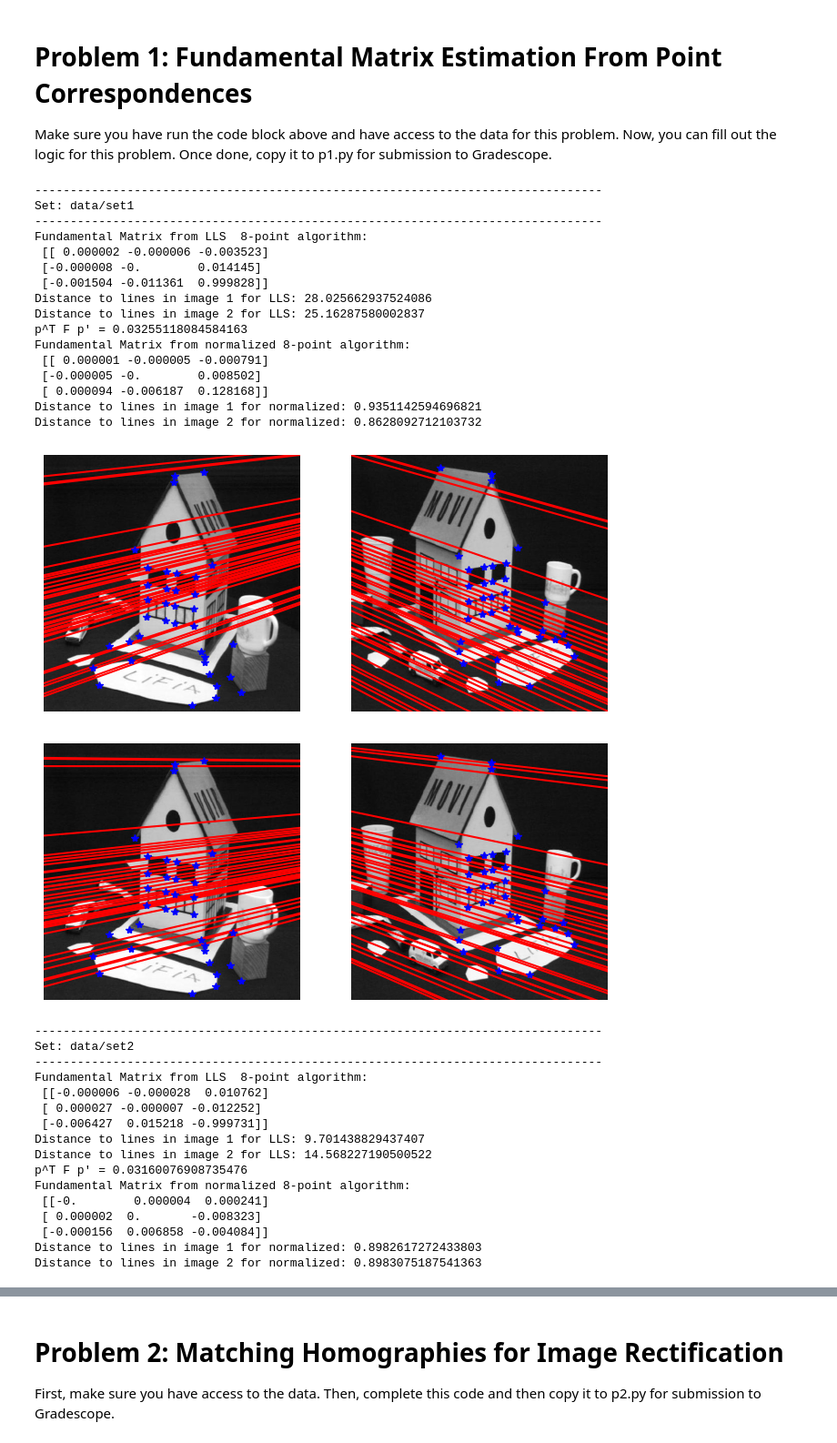
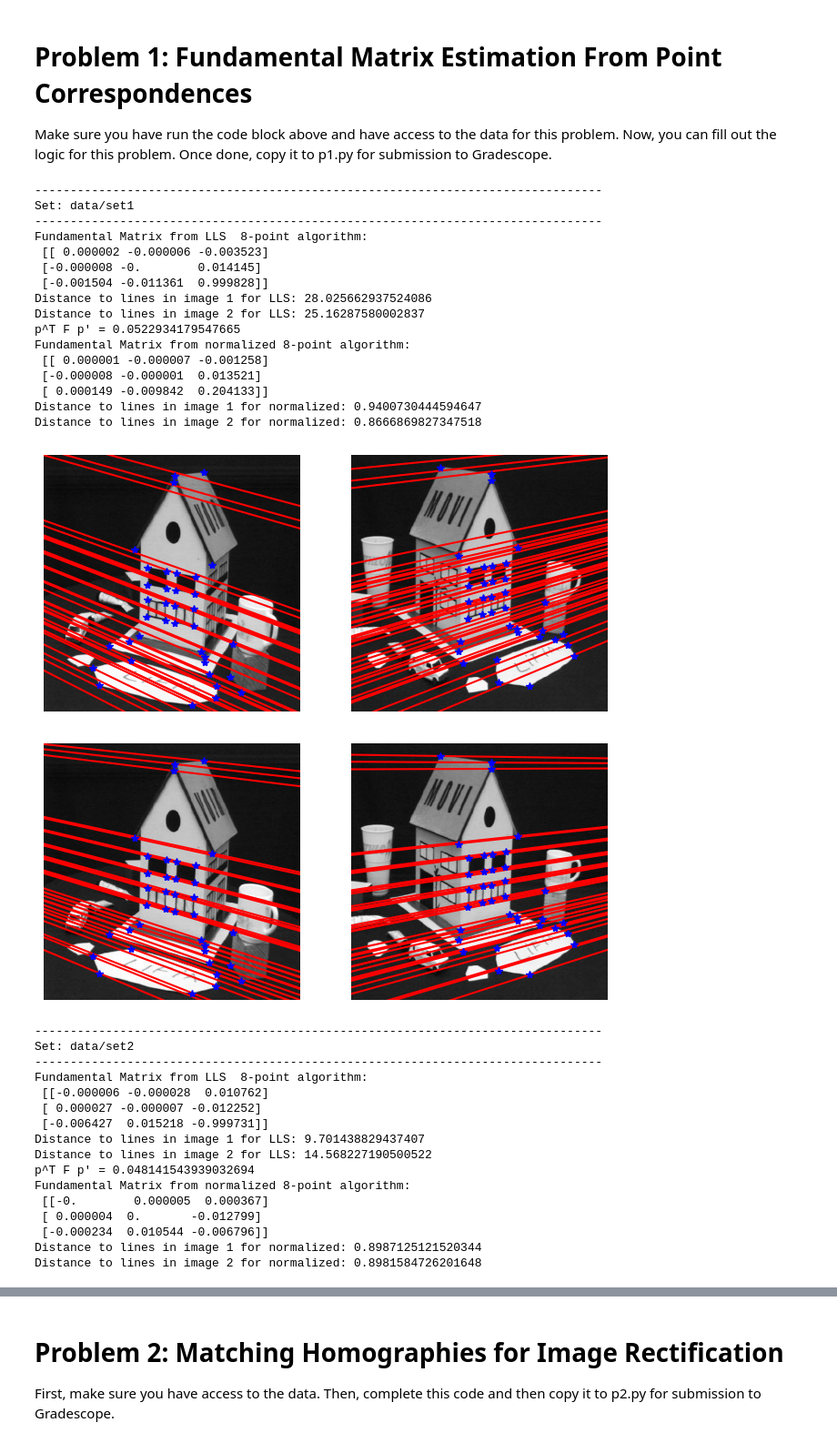
Before and after one commit to ianpark318/CS231A, a Jupyter notebook: ps2/ps2_code/PSET2.ipynb, the cells around one changed output, grey strips where cells are left out. Shown at 91% size. Drawn from its saved outputs; the diff is of its cells as text; code cells hidden in the pictures.

```diff
--- a/ps2/ps2_code/PSET2.ipynb
+++ b/ps2/ps2_code/PSET2.ipynb
@@ -11,7 +11,7 @@ import numpy as np
 from skimage.io import imread
 import matplotlib.pyplot as plt
 from epipolar_utils import *
-np.set_printoptions(precision=6, suppress=True)   # Added this line for visibility of matrix.
+np.set_printoptions(precision=6, suppress=True)
 
 '''
 LLS_EIGHT_POINT_ALG  computes the fundamental matrix from matching points using
@@ -81,12 +81,8 @@ def normalized_eight_point_alg(points1, points2):
     t_p_prime = (points2 - p_prime_centroid)[:, 0:-1]
 
     # scaling factor (2 / mean_distance)
-    # if distance is sqrt(a^2 + b^2), the mean square distance would be (a^2 + b^2)
-    # The reason why s = np.sqrt(2 / np.mean(np.sum(t_p**2, axis=1))) is
-    # average of ((sa)^2 + (sb)^2) should be 2 pixels.
-    s = np.sqrt(2 / np.mean(np.sum(t_p**2, axis=1)))
-    s_prime = np.sqrt(2 / np.mean(np.sum(t_p_prime**2, axis=1)))
-
+    s = 2 / np.mean(np.sqrt(np.sum(t_p ** 2, axis=1)))
+    s_prime = 2 / np.mean(np.sqrt(np.sum(t_p_prime ** 2, axis=1)))
     # So now we know scaling and translation matrix
     # Thus we can build transformation matrix T and T_prime
     # Translation first and then scaling occured
@@ -128,7 +124,7 @@ def plot_epipolar_lines_on_images(points1, points2, im1, im2, F):
     def plot_epipolar_lines_on_image(points1, points2, im, F):
         im_height = im.shape[0]
         im_width = im.shape[1]
-        lines = F.T.dot(points2.T)
+        lines = F.dot(points2.T) # These should be also Fp' not F^Tp'
         plt.imshow(im, cmap='gray')
         for line in lines.T:
             a,b,c = line
@@ -206,7 +202,7 @@ if __name__ == '__main__':
         # The Original string was "p'^T F p" but it's wrong.
         # If we built W matrix (uu', uv', u, u'v, vv', v, u', v', 1)
         # What we want to find is p^T F p' = 0
-        # So the line 195 and 211 changed for these reason.
+        # So the line 191 and 207 changed for these reason.
 
         # Well, in pdf 4.1 The Eight-Point Algorithm,
         # W is composed of the (uu', uv', u', uv', vv', v', u, v, 1)
@@ -214,41 +210,41 @@ if __name__ == '__main__':
         # but I guess it's wrong cause p^T F p' derives (uu', uv', u, u'v, vv', v, u', v', 1) form.
         # If you made W matrix as (uu', uv', u', uv', vv', v', u, v, 1) structure,
         # That means you derived it from p'^T F p = 0
         # So you have to find F = T'^T @ F_q @ T (  because (T^T @ F_q @ T)^T  )
 
         # But, why none of stanford students ask their professor to correct these error? lol
         print("p^T F p' =", np.abs(pFp).max())
         print("Fundamental Matrix from normalized 8-point algorithm:\n", \
             F_normalized)
         print("Distance to lines in image 1 for normalized:", \
             compute_distance_to_epipolar_lines(points1, points2, F_normalized))
         print("Distance to lines in image 2 for normalized:", \
             compute_distance_to_epipolar_lines(points2, points1, F_normalized.T))
 
         # Plotting the epipolar lines
         plot_epipolar_lines_on_images(points1, points2, im1, im2, F_lls)
         plot_epipolar_lines_on_images(points1, points2, im1, im2, F_normalized)
 
         plt.show()
 # %% [output]
 --------------------------------------------------------------------------------
 Set: data/set1
 --------------------------------------------------------------------------------
 Fundamental Matrix from LLS  8-point algorithm:
  [[ 0.000002 -0.000006 -0.003523]
  [-0.000008 -0.        0.014145]
  [-0.001504 -0.011361  0.999828]]
 Distance to lines in image 1 for LLS: 28.025662937524086
 Distance to lines in image 2 for LLS: 25.16287580002837
-p^T F p' = 0.03255118084584163
+p^T F p' = 0.0522934179547665
 Fundamental Matrix from normalized 8-point algorithm:
- [[ 0.000001 -0.000005 -0.000791]
- [-0.000005 -0.        0.008502]
- [ 0.000094 -0.006187  0.128168]]
-Distance to lines in image 1 for normalized: 0.9351142594696821
-Distance to lines in image 2 for normalized: 0.8628092712103732
+ [[ 0.000001 -0.000007 -0.001258]
+ [-0.000008 -0.000001  0.013521]
+ [ 0.000149 -0.009842  0.204133]]
+Distance to lines in image 1 for normalized: 0.9400730444594647
+Distance to lines in image 2 for normalized: 0.8666869827347518
-[figure, old version]
+[figure, new version]
-[figure, old version]
+[figure, new version]
 --------------------------------------------------------------------------------
 Set: data/set2
 --------------------------------------------------------------------------------
@@ -258,10 +254,10 @@ Fundamental Matrix from LLS  8-point algorithm:
  [-0.006427  0.015218 -0.999731]]
 Distance to lines in image 1 for LLS: 9.701438829437407
 Distance to lines in image 2 for LLS: 14.568227190500522
-p^T F p' = 0.03160076908735476
+p^T F p' = 0.048141543939032694
 Fundamental Matrix from normalized 8-point algorithm:
- [[-0.        0.000004  0.000241]
- [ 0.000002  0.       -0.008323]
- [-0.000156  0.006858 -0.004084]]
-Distance to lines in image 1 for normalized: 0.8982617272433803
-Distance to lines in image 2 for normalized: 0.8983075187541363
+ [[-0.        0.000005  0.000367]
+ [ 0.000004  0.       -0.012799]
+ [-0.000234  0.010544 -0.006796]]
+Distance to lines in image 1 for normalized: 0.8987125121520344
+Distance to lines in image 2 for normalized: 0.8981584726201648
```
Also changed, not shown: parts of 1 cell of this notebook, 1 other file.
